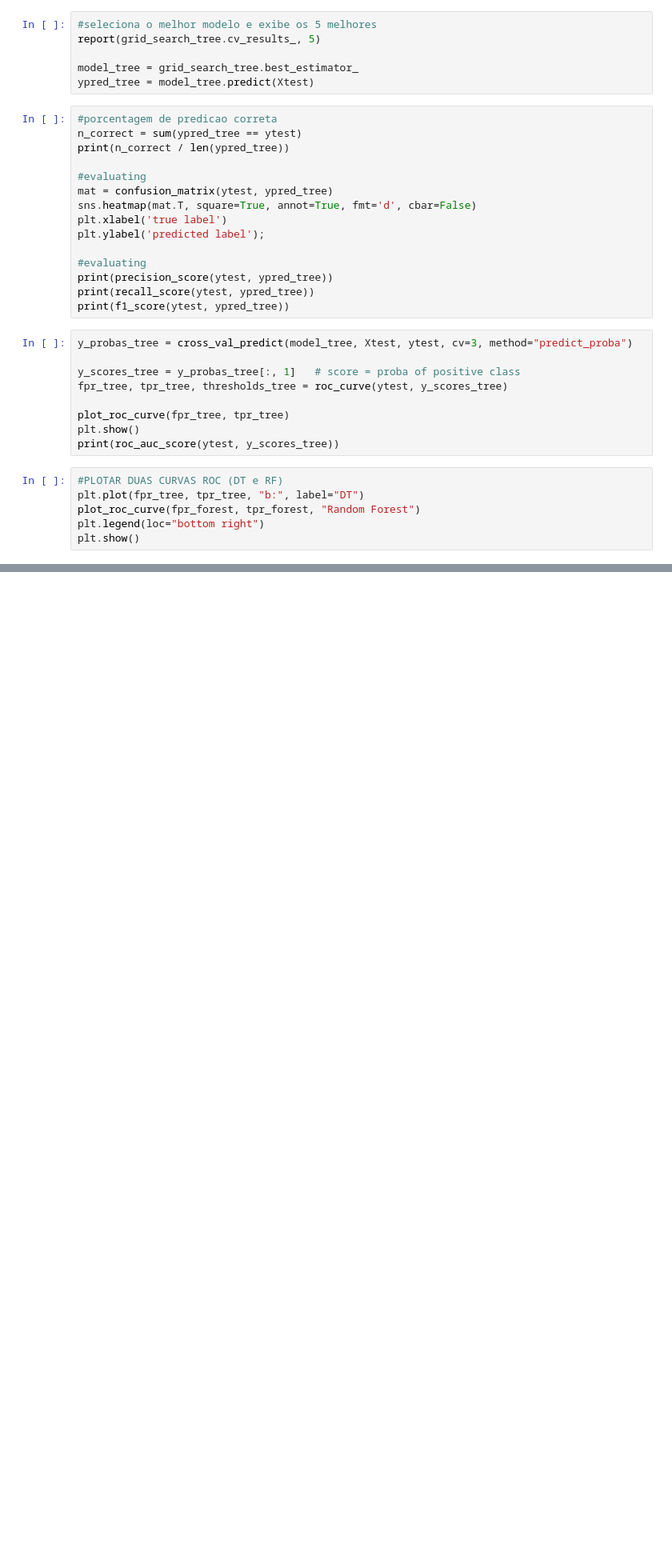
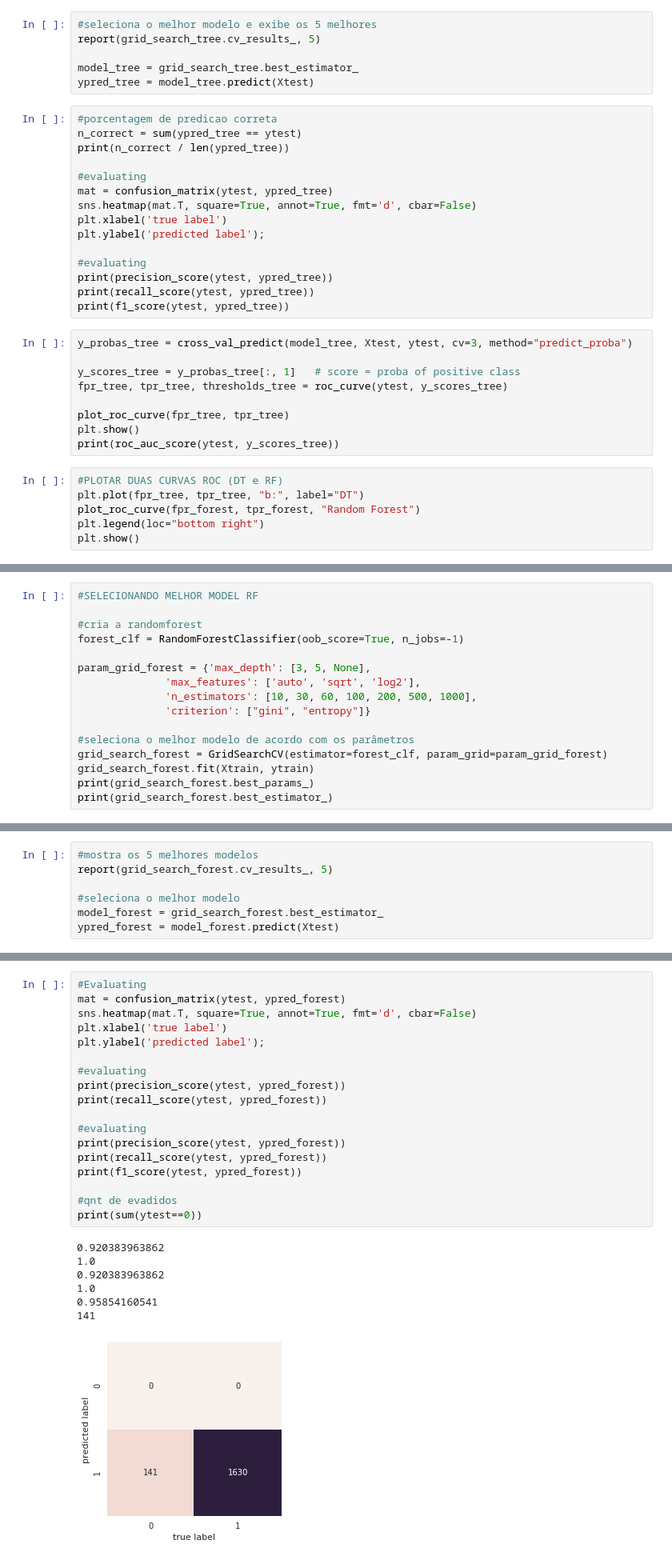
Before and after one commit to tmedeirosb/modelo_ifrn_integrado, a Jupyter notebook: versao_2/modelo_supersionado_filtro_CA.ipynb, the cells around one changed output, grey strips where cells are left out. Shown at 80% size. Cells and saved outputs as stored; diff of their text form; blank space fills up the shorter version.

Commit message:
testes selecionando atributos de acordo com CA

```diff
--- a/versao_2/modelo_supersionado_filtro_CA.ipynb
+++ b/versao_2/modelo_supersionado_filtro_CA.ipynb
@@ -630,0 +835,16 @@ plt.show()
+# %%
+#SELECIONANDO MELHOR MODEL RF
+
+#cria a randomforest
+forest_clf = RandomForestClassifier(oob_score=True, n_jobs=-1)
+
+param_grid_forest = {'max_depth': [3, 5, None],
+              'max_features': ['auto', 'sqrt', 'log2'],
+              'n_estimators': [10, 30, 60, 100, 200, 500, 1000],
+              'criterion': ["gini", "entropy"]}
+
+#seleciona o melhor modelo de acordo com os parâmetros
+grid_search_forest = GridSearchCV(estimator=forest_clf, param_grid=param_grid_forest)
+grid_search_forest.fit(Xtrain, ytrain)
+print(grid_search_forest.best_params_)
+print(grid_search_forest.best_estimator_)
@@ -630,0 +859,7 @@ plt.show()
+# %%
+#mostra os 5 melhores modelos
+report(grid_search_forest.cv_results_, 5)
+
+#seleciona o melhor modelo
+model_forest = grid_search_forest.best_estimator_
+ypred_forest = model_forest.predict(Xtest)
@@ -630,0 +884,26 @@ plt.show()
+# %%
+#Evaluating
+mat = confusion_matrix(ytest, ypred_forest)
+sns.heatmap(mat.T, square=True, annot=True, fmt='d', cbar=False)
+plt.xlabel('true label')
+plt.ylabel('predicted label');
+
+#evaluating
+print(precision_score(ytest, ypred_forest))
+print(recall_score(ytest, ypred_forest))
+
+#evaluating
+print(precision_score(ytest, ypred_forest))
+print(recall_score(ytest, ypred_forest))
+print(f1_score(ytest, ypred_forest))
+
+#qnt de evadidos
+print(sum(ytest==0))
+# %% [output]
+0.920383963862
+1.0
+0.920383963862
+1.0
+0.95854160541
+141
+[figure, added]
```
Also changed, not shown: parts of 18 cells of this notebook.
